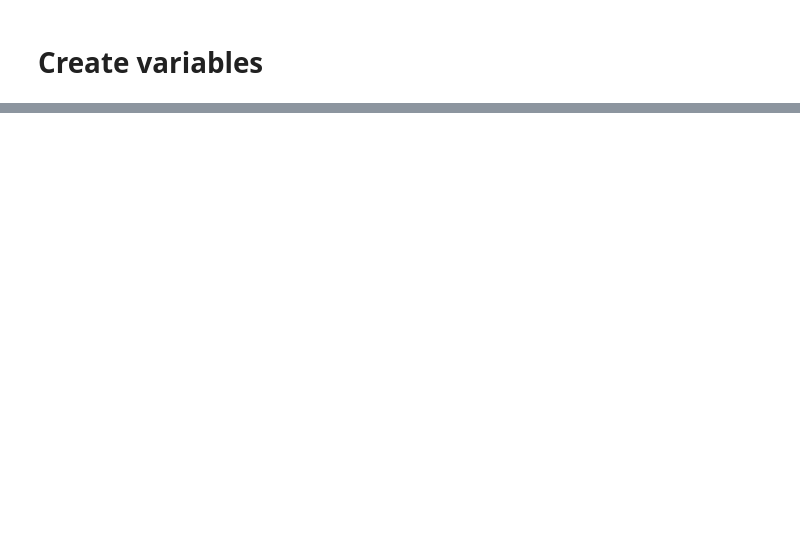
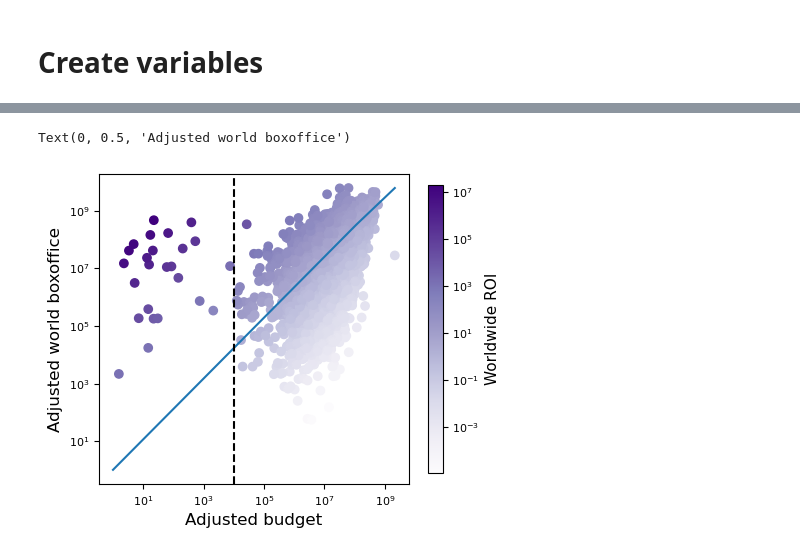
Before and after one commit to Divyantha369/spring-2025-greenlight, a Jupyter notebook: engineer_features.ipynb, the cells around one changed output, grey strips where cells are left out. Cells and saved outputs as stored; diff of their text form; code cells hidden in the pictures; blank space fills up the shorter version.

```diff
--- a/engineer_features.ipynb
+++ b/engineer_features.ipynb
@@ -70,7 +72,7 @@ def adjust_inflation(num, year):
 
 def get_entry(x, rank = 0):
     if isinstance(x, list) and len(x) > rank:
-        out = entries[rank]
+        out = x[rank]
     else:
         out = np.nan
     return out
@@ -80,8 +82,8 @@ def get_entry(x, rank = 0):
 def value_before_year(x, variable = "actor_id_1", category = "top_cast", value_field = "wroi", period = 5, data = clean_data):
 
     use_data = data.loc[(x['year'] > data['year'])*((x['year'] - period) <= data['year'])]
-    if len(use_data) > 0:
-        mask = np.array([x[variable] in entry for entry in use_data[category]]) if variable != 'director_id' else np.array([x[variable] == entry for entry in use_data[category]])
+    if len(use_data) > 0 and isinstance(x[variable], str):
+        mask = np.array([x[variable] in entry for entry in use_data[category]]) #if variable != 'director_id' else np.array([x[variable] == entry for entry in use_data[category]])
         if np.sum(mask) > 0:
             vallist = use_data[mask]
             value = vallist[value_field].mean()
@@ -100,8 +102,10 @@ clean_data.loc[:,'droi'] = clean_data['adjusted_domestic_boxoffice']/clean_data[
 
 
 for i in np.arange(0,3):
-    clean_data.loc[:, 'actor_name_'+str(i + 1)] = clean_data['top_cast'].apply(get_entry, args = ([i]))
-    clean_data.loc[:, 'actor_id_'+str(i + 1)] = clean_data['top_cast'].apply(get_entry, args = ([i]))
-    clean_data.loc[:, 'genre_name_'+str(i + 1)] = clean_data['genres_list'].apply(get_entry, args = ([i]))
-    clean_data.loc[:, 'production_country_'+str(i + 1)] = clean_data['top_production_countries'].apply(get_entry, args = ([i]))
-    clean_data.loc[:, 'production_company_'+str(i + 1)] = clean_data['top_production_companies'].apply(get_entry, args = ([i]))
+    clean_data.loc[:, 'director_name_'+str(i + 1)] = clean_data['top_director'].apply(literal_eval).apply(get_entry, args = ([i]))
+    clean_data.loc[:, 'director_id_'+str(i + 1)] = clean_data['top_director_id'].apply(literal_eval).apply(get_entry, args = ([i]))
+    clean_data.loc[:, 'actor_name_'+str(i + 1)] = clean_data['top_cast'].apply(literal_eval).apply(get_entry, args = ([i]))
+    clean_data.loc[:, 'actor_id_'+str(i + 1)] = clean_data['top_cast_id'].apply(literal_eval).apply(get_entry, args = ([i]))
+    clean_data.loc[:, 'genre_name_'+str(i + 1)] = clean_data['genres_list'].apply(literal_eval).apply(get_entry, args = ([i]))
+    clean_data.loc[:, 'production_country_'+str(i + 1)] = clean_data['top_production_countries'].apply(literal_eval).apply(get_entry, args = ([i]))
+    clean_data.loc[:, 'production_company_'+str(i + 1)] = clean_data['top_production_companies'].apply(literal_eval).apply(get_entry, args = ([i]))
@@ -122,0 +148,23 @@ Name: actor_id_1, Length: 6822, dtype: float64
+# %%
+fig, axs = plt.subplots(1, 1, figsize=(5, 5))
+
+im = axs.scatter(clean_data['adjusted_budget'], clean_data['adjusted_worldwide_boxoffice'],
+            c = clean_data['wroi'], cmap = "Purples", norm = mpl.colors.LogNorm())
+axs.plot(np.linspace(1, np.amax(clean_data['adjusted_budget']), 20),
+         np.linspace(1, np.amax(clean_data['adjusted_worldwide_boxoffice']), 20))
+axs.axvline(x = 10000, color = 'k', linestyle = "--")
+plt.semilogx()
+plt.semilogy()
+
+axs.minorticks_off()
+axs.set_box_aspect(1)
+axs.tick_params(axis='both', which='major', labelsize=8)
+
+cb = fig.colorbar(im, ax=axs, orientation='vertical', shrink = 0.75, pad = 0.05)
+cb.set_label("Worldwide ROI", fontsize = 11)
+cb.ax.tick_params(labelsize=8)
+axs.set_xlabel("Adjusted budget", fontsize = 12)
+axs.set_ylabel("Adjusted world boxoffice", fontsize = 12)
+# %% [output]
+Text(0, 0.5, 'Adjusted world boxoffice')
+[figure, added]
```
Also changed, not shown: parts of 13 cells of this notebook, 1 other file.
